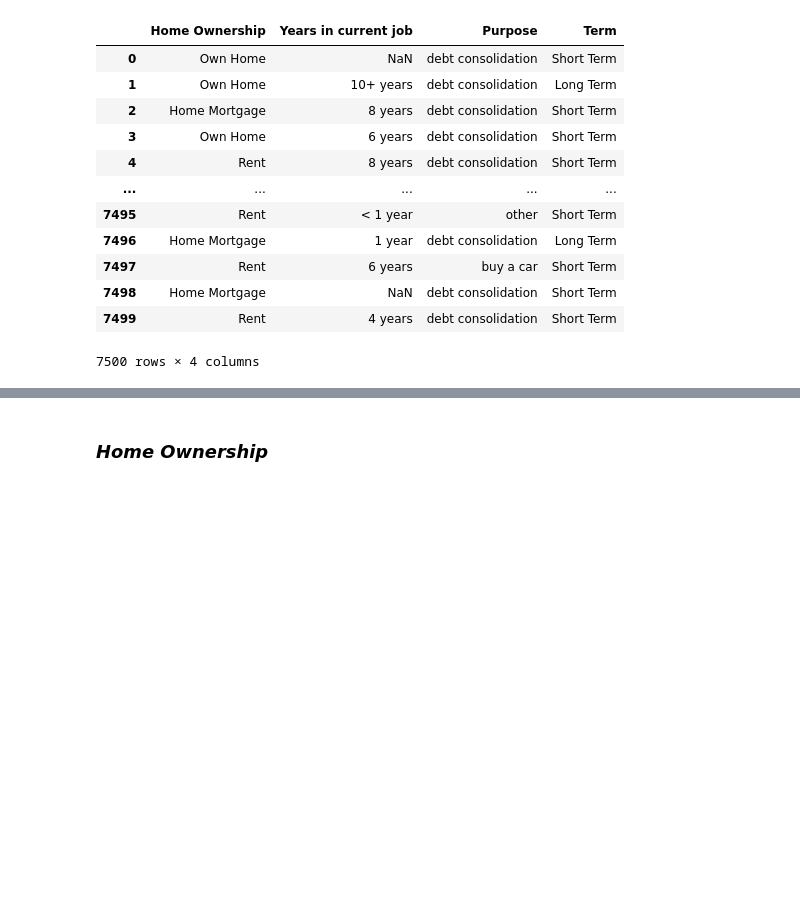
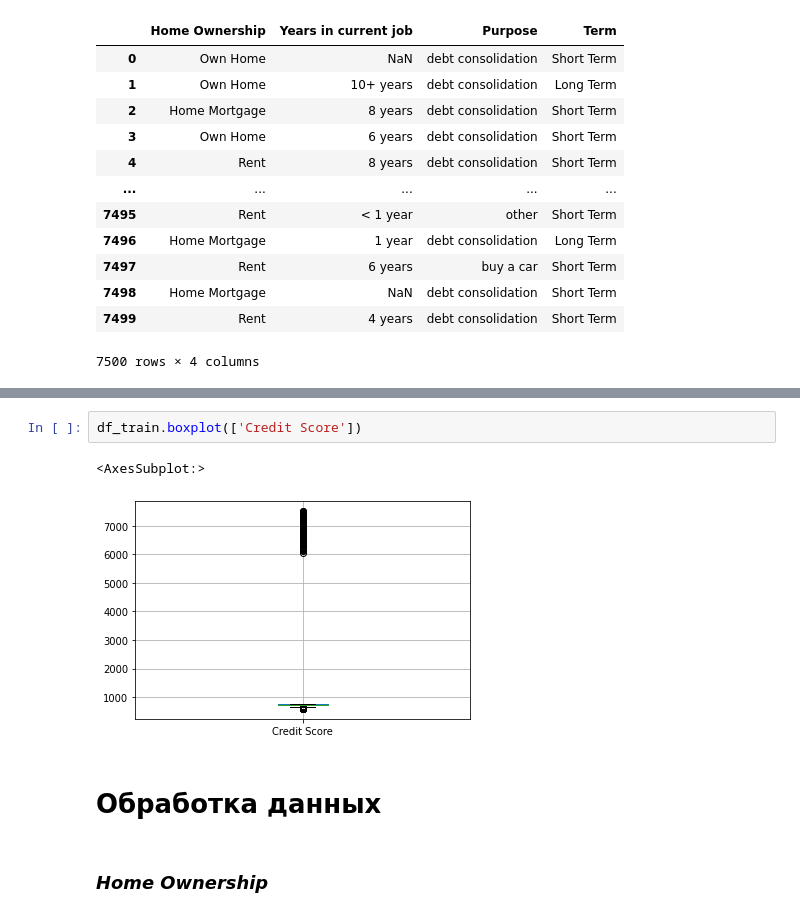
Before and after one commit to adurzin/data_science_cont, a Jupyter notebook: course.ipynb, the cells around one changed output, grey strips where cells are left out. Drawn from its saved outputs; the diff is of its cells as text; blank space fills up the shorter version.

```diff
--- a/course.ipynb
+++ b/course.ipynb
@@ -88,3 +162,12 @@ df_train.select_dtypes(include=['object'])
+# %%
+df_train.boxplot(['Credit Score'])
+# %% [output]
+<AxesSubplot:>
+[figure, added]
+# %% [markdown]
+
+
+# Обработка данных
 # %% [markdown]
 ### *Home Ownership*
 # %%
```
Also changed, not shown: parts of 64 cells of this notebook.
